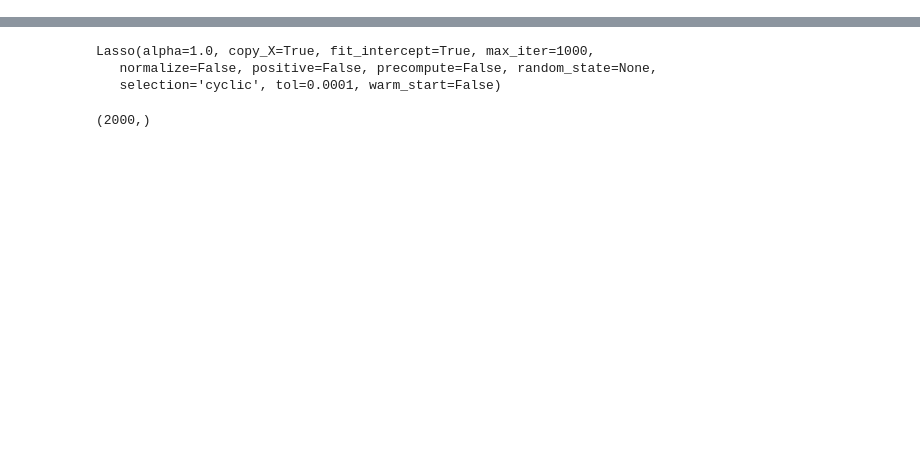
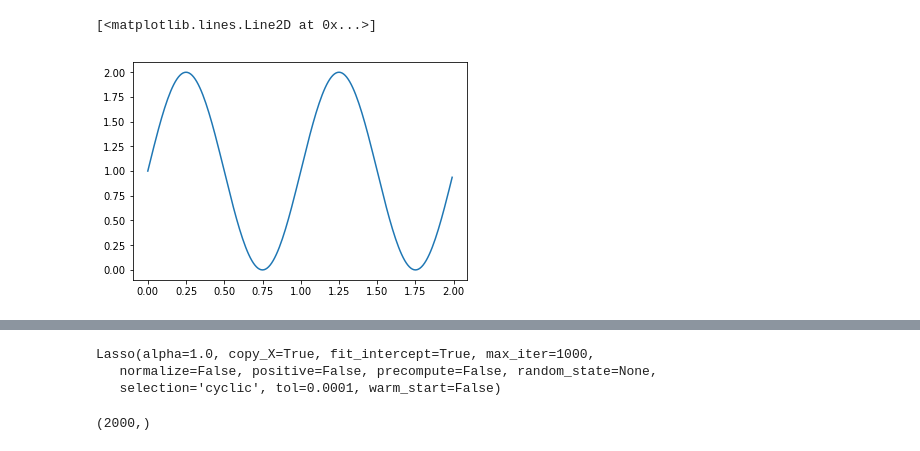
Before and after one commit to nojair/finaltry, a Jupyter notebook: Main Program.ipynb, the cells around one changed output, grey strips where cells are left out. Drawn from its saved outputs; the diff is of its cells as text; code cells hidden in the pictures; blank space fills up the shorter version.

```diff
--- a/Main Program.ipynb
+++ b/Main Program.ipynb
@@ -53,3 +62,8 @@ plt.show
+# %%
+plt.plot(t, s)
+# %% [output]
+[<matplotlib.lines.Line2D at 0x...>]
+[figure, added]
 # %%
 import matplotlib
 import numpy as np
```
Also changed, not shown: parts of 19 cells of this notebook, 5 other files.
